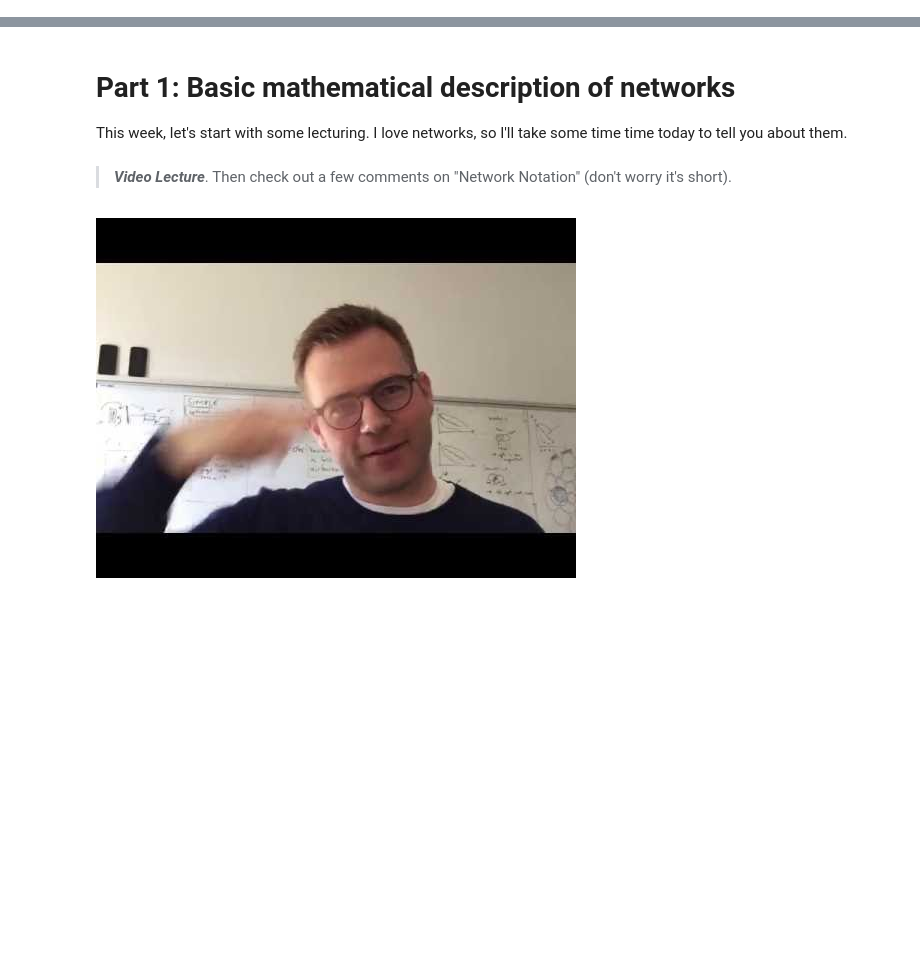
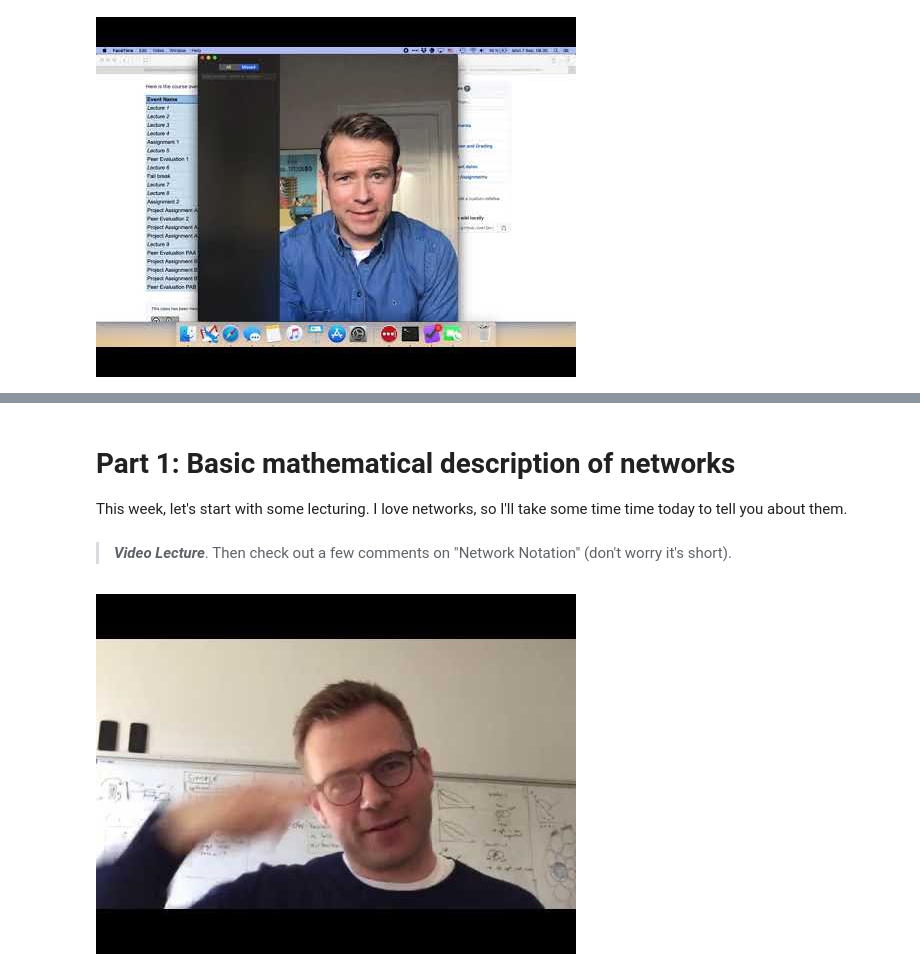
Before and after one commit to SocialComplexityLab/socialgraphs2020, a Jupyter notebook: lectures/Week2.ipynb, the cells around one changed output, grey strips where cells are left out. Saved outputs shown, nothing was run; the diff lists cells and outputs as text; code cells hidden in the pictures; blank space fills up the shorter version.

```diff
--- a/lectures/Week2.ipynb
+++ b/lectures/Week2.ipynb
@@ -9,0 +26,5 @@ This week is about getting familiar with networks, and we'll focus on four main
+# %%
+from IPython.display import YouTubeVideo
+YouTubeVideo("XkDtCQOx8Xk",width=800, height=450)
+# %% [output]
+[figure, added]
```
Also changed, not shown: parts of 9 cells of this notebook.
